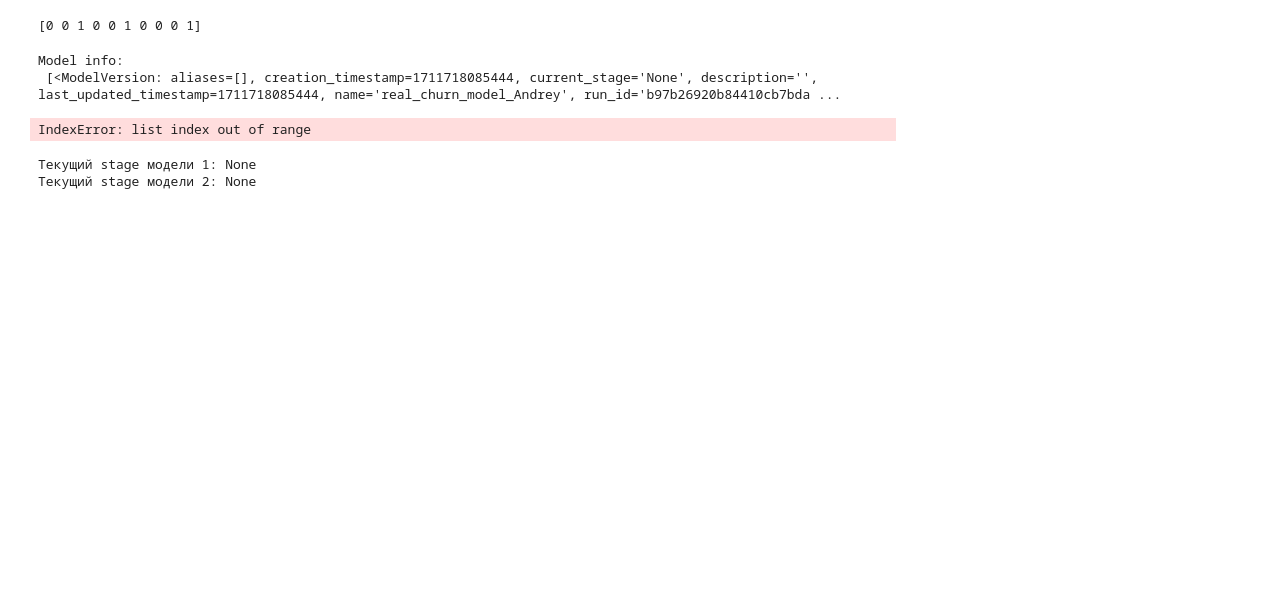
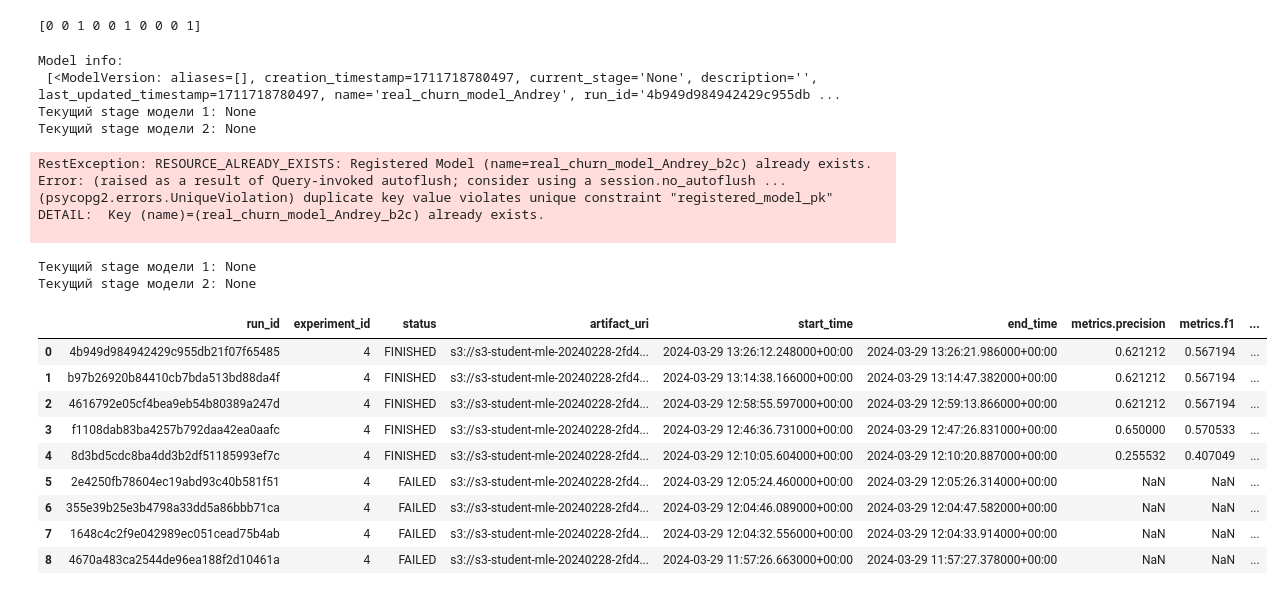
Before and after one commit to FrostyFrost/mle-mlflow, a Jupyter notebook: current_4.ipynb, the cells around one changed output. Saved outputs shown, nothing was run; the diff lists cells and outputs as text; code cells hidden in the pictures; blank space fills up the shorter version.

```diff
--- a/current_4.ipynb
+++ b/current_4.ipynb
@@ -27,7 +27,11 @@ os.environ["AWS_SECRET_ACCESS_KEY"] = os.getenv("AWS_SECRET_ACCESS_KEY") # по
 TRACKING_SERVER_HOST = "127.0.0.1"
 TRACKING_SERVER_PORT = 5000
 
-mlflow.set_tracking_uri(f"http://{TRACKING_SERVER_HOST}:{TRACKING_SERVER_PORT}")
+
+registry_uri = f"http://{TRACKING_SERVER_HOST}:{TRACKING_SERVER_PORT}"
+tracking_uri = f"http://{TRACKING_SERVER_HOST}:{TRACKING_SERVER_PORT}"
+
+mlflow.set_tracking_uri(tracking_uri)
 
 # название тестового эксперимента и запуска (run) внутри него
 EXPERIMENT_NAME = "real_churn_Andrey"
@@ -230,7 +234,8 @@ print(model_predictions[:10])
 # %% [output]
 [0 0 1 0 0 1 0 0 0 1]
 # %%
-client = mlflow.MlflowClient()
+client = mlflow.MlflowClient(tracking_uri=tracking_uri, registry_uri=registry_uri)
+
 
 models = client.search_model_versions(
     filter_string=f"name = '{REGISTRY_MODEL_NAME}'"
@@ -260,11 +265,35 @@ client.rename_registered_model(
     name = REGISTRY_MODEL_NAME, new_name = f'{REGISTRY_MODEL_NAME}_b2c')
 # %% [output]
 Model info:
- [<ModelVersion: aliases=[], creation_timestamp=1711718085444, current_stage='None', description='', last_updated_timestamp=1711718085444, name='real_churn_model_Andrey', run_id='b97b26920b84410cb7bda ...
+ [<ModelVersion: aliases=[], creation_timestamp=1711718780497, current_stage='None', description='', last_updated_timestamp=1711718780497, name='real_churn_model_Andrey', run_id='4b949d984942429c955db ...
+Текущий stage модели 1: None
+Текущий stage модели 2: None
-IndexError: list index out of range
+RestException: RESOURCE_ALREADY_EXISTS: Registered Model (name=real_churn_model_Andrey_b2c) already exists. Error: (raised as a result of Query-invoked autoflush; consider using a session.no_autoflush ...
+(psycopg2.errors.UniqueViolation) duplicate key value violates unique constraint "registered_model_pk"
+DETAIL:  Key (name)=(real_churn_model_Andrey_b2c) already exists.
+
 # %%
 print(f"Текущий stage модели 1: {model_stage_1}")
 print(f"Текущий stage модели 2: {model_stage_2}")
 # %% [output]
 Текущий stage модели 1: None
 Текущий stage модели 2: None
+# %%
+EXPERIMENT_NAME = "real_churn_Andrey"
+experiment_id = client.get_experiment_by_name(EXPERIMENT_NAME).experiment_id
+# %%
+experiment_runs = mlflow.search_runs(
+    experiment_ids=[experiment_id],
+).sort_values(by="start_time", ascending=False)
+experiment_runs
+# %% [output]
+|  | run_id | experiment_id | status | artifact_uri | start_time | end_time | metrics.precision | metrics.f1 | ... |
+| 0 | 4b949d984942429c955db21f07f65485 | 4 | FINISHED | s3://s3-student-mle-20240228-2fd4... | 2024-03-29 13:26:12.248000+00:00 | 2024-03-29 13:26:21.986000+00:00 | 0.621212 | 0.567194 | ... |
+| 1 | b97b26920b84410cb7bda513bd88da4f | 4 | FINISHED | s3://s3-student-mle-20240228-2fd4... | 2024-03-29 13:14:38.166000+00:00 | 2024-03-29 13:14:47.382000+00:00 | 0.621212 | 0.567194 | ... |
+| 2 | 4616792e05cf4bea9eb54b80389a247d | 4 | FINISHED | s3://s3-student-mle-20240228-2fd4... | 2024-03-29 12:58:55.597000+00:00 | 2024-03-29 12:59:13.866000+00:00 | 0.621212 | 0.567194 | ... |
+| 3 | f1108dab83ba4257b792daa42ea0aafc | 4 | FINISHED | s3://s3-student-mle-20240228-2fd4... | 2024-03-29 12:46:36.731000+00:00 | 2024-03-29 12:47:26.831000+00:00 | 0.650000 | 0.570533 | ... |
+| 4 | 8d3bd5cdc8ba4dd3b2df51185993ef7c | 4 | FINISHED | s3://s3-student-mle-20240228-2fd4... | 2024-03-29 12:10:05.604000+00:00 | 2024-03-29 12:10:20.887000+00:00 | 0.255532 | 0.407049 | ... |
+| 5 | 2e4250fb78604ec19abd93c40b581f51 | 4 | FAILED | s3://s3-student-mle-20240228-2fd4... | 2024-03-29 12:05:24.460000+00:00 | 2024-03-29 12:05:26.314000+00:00 | NaN | NaN | ... |
+| 6 | 355e39b25e3b4798a33dd5a86bbb71ca | 4 | FAILED | s3://s3-student-mle-20240228-2fd4... | 2024-03-29 12:04:46.089000+00:00 | 2024-03-29 12:04:47.582000+00:00 | NaN | NaN | ... |
+| 7 | 1648c4c2f9e042989ec051cead75b4ab | 4 | FAILED | s3://s3-student-mle-20240228-2fd4... | 2024-03-29 12:04:32.556000+00:00 | 2024-03-29 12:04:33.914000+00:00 | NaN | NaN | ... |
+| 8 | 4670a483ca2544de96ea188f2d10461a | 4 | FAILED | s3://s3-student-mle-20240228-2fd4... | 2024-03-29 11:57:26.663000+00:00 | 2024-03-29 11:57:27.378000+00:00 | NaN | NaN | ... |
```
Also changed, not shown: parts of 4 cells of this notebook, 7 other files.
